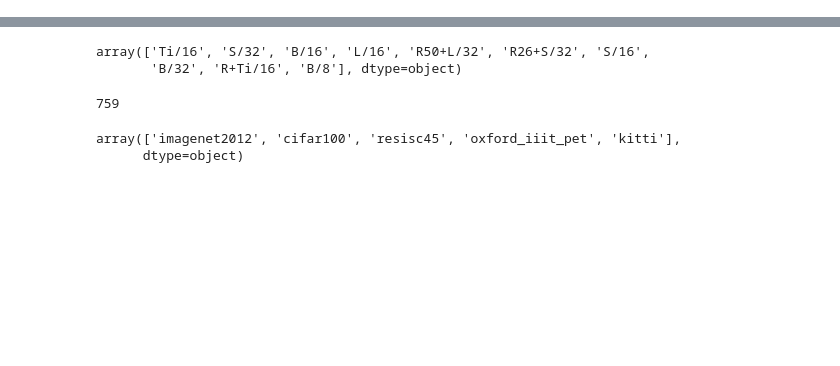
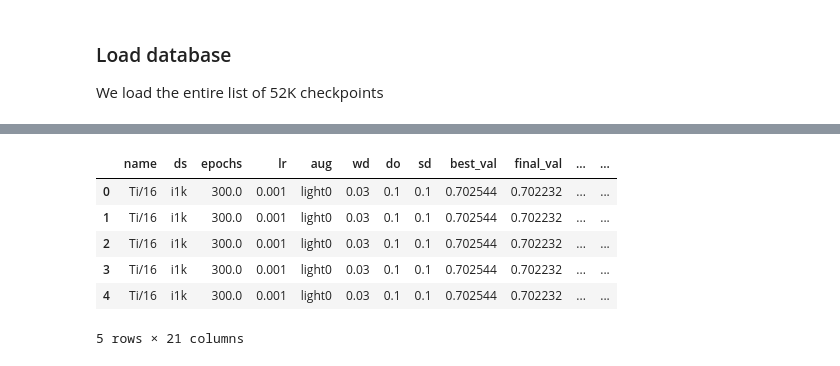
Before and after one commit to usamamuneeb/vision_transformer, a Jupyter notebook: query.ipynb, the cells around one changed output, grey strips where cells are left out. Drawn from its saved outputs; the diff is of its cells as text; code cells hidden in the pictures; blank space fills up the shorter version.

```diff
--- a/query.ipynb
+++ b/query.ipynb
@@ -8,5 +22,10 @@ pd.options.display.max_colwidth = None
+# %% [markdown]
+### Load database
+
+We load the entire list of 52K checkpoints
 # %%
-# Load master table from Cloud.
 with tf.io.gfile.GFile('gs://vit_models/augreg/index.csv') as f:
     df = pd.read_csv(f)
+
+df.head()
 # %% [output]
@@ -14,15 +33,7 @@ with tf.io.gfile.GFile('gs://vit_models/augreg/index.csv') as f:
+|  | name | ds | epochs | lr | aug | wd | do | sd | best_val | final_val | ... | ... |
+| 0 | Ti/16 | i1k | 300.0 | 0.001 | light0 | 0.03 | 0.1 | 0.1 | 0.702544 | 0.702232 | ... | ... |
+| 1 | Ti/16 | i1k | 300.0 | 0.001 | light0 | 0.03 | 0.1 | 0.1 | 0.702544 | 0.702232 | ... | ... |
+| 2 | Ti/16 | i1k | 300.0 | 0.001 | light0 | 0.03 | 0.1 | 0.1 | 0.702544 | 0.702232 | ... | ... |
+| 3 | Ti/16 | i1k | 300.0 | 0.001 | light0 | 0.03 | 0.1 | 0.1 | 0.702544 | 0.702232 | ... | ... |
+| 4 | Ti/16 | i1k | 300.0 | 0.001 | light0 | 0.03 | 0.1 | 0.1 | 0.702544 | 0.702232 | ... | ... |
+5 rows × 21 columns
-# %%
-df.name.unique()
-# %% [output]
-array(['Ti/16', 'S/32', 'B/16', 'L/16', 'R50+L/32', 'R26+S/32', 'S/16',
-       'B/32', 'R+Ti/16', 'B/8'], dtype=object)
-# %%
-len(df.filename.unique())
-# df.filename.unique()
-# %% [output]
-759
-# %%
-df.adapt_ds.unique()
-# %% [output]
-array(['imagenet2012', 'cifar100', 'resisc45', 'oxford_iiit_pet', 'kitti'],
-      dtype=object)
```
Also changed, not shown: parts of 13 cells of this notebook.
